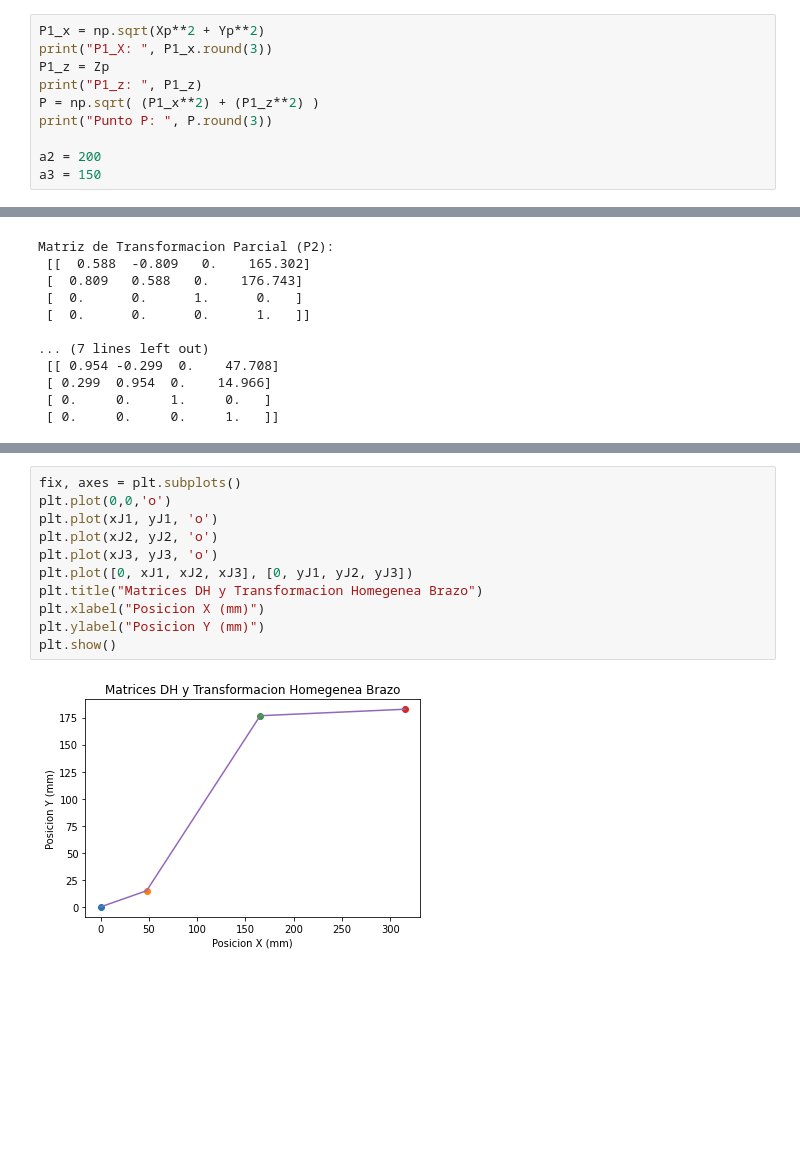
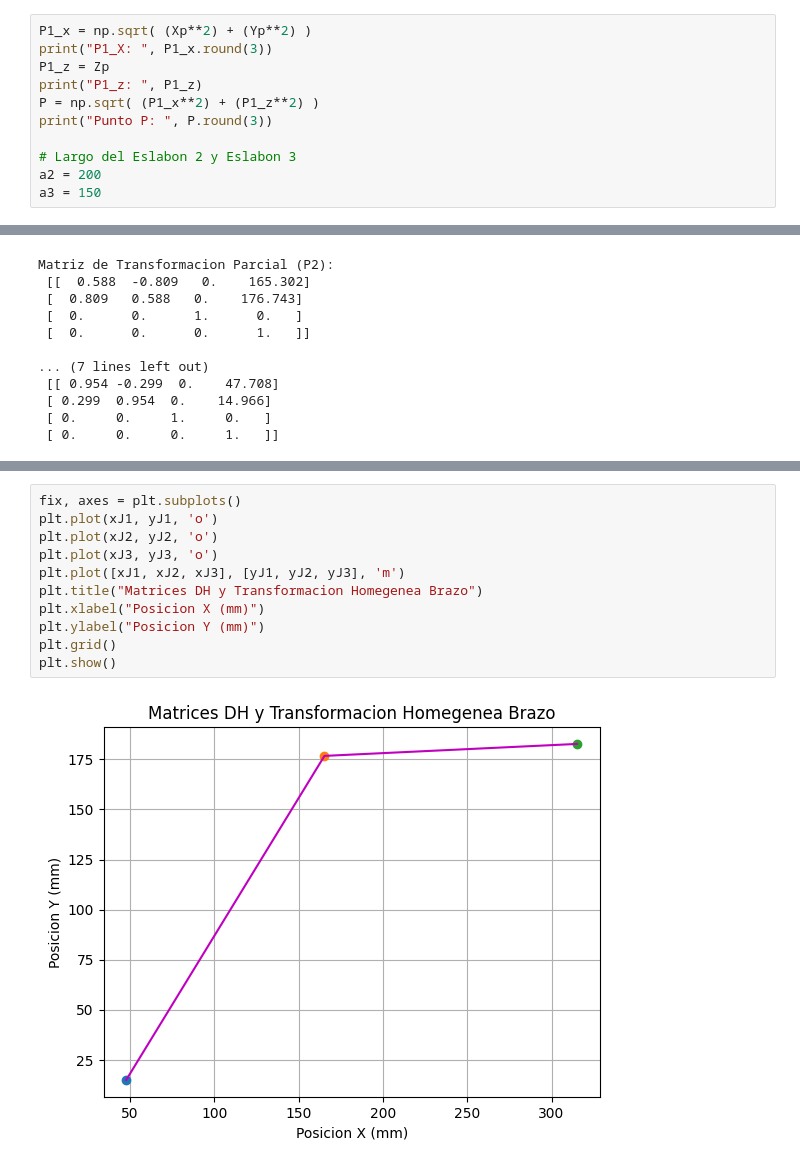
Before and after one commit to JuanjoRestrepo/Robotics, a Jupyter notebook: Corte 2/Cinematica Inversa/cinemativaInversa.ipynb, the cells around one changed output, grey strips where cells are left out. Saved outputs shown, nothing was run; the diff lists cells and outputs as text; blank space fills up the shorter version.

```diff
--- a/Corte 2/Cinematica Inversa/cinemativaInversa.ipynb
+++ b/Corte 2/Cinematica Inversa/cinemativaInversa.ipynb
@@ -24,11 +35,12 @@ Theta 1:  0.30398 rads
 # %%
-P1_x = np.sqrt(Xp**2 + Yp**2)
+P1_x = np.sqrt( (Xp**2) + (Yp**2) )
 print("P1_X: ", P1_x.round(3))
 P1_z = Zp
 print("P1_z: ", P1_z)
 P = np.sqrt( (P1_x**2) + (P1_z**2) )
 print("Punto P: ", P.round(3))
 
+# Largo del Eslabon 2 y Eslabon 3
 a2 = 200
 a3 = 150
 # %% [output]
@@ -355,13 +459,13 @@ yJ1: 47.708
 # %%
 fix, axes = plt.subplots()
-plt.plot(0,0,'o')
 plt.plot(xJ1, yJ1, 'o')
 plt.plot(xJ2, yJ2, 'o')
 plt.plot(xJ3, yJ3, 'o')
-plt.plot([0, xJ1, xJ2, xJ3], [0, yJ1, yJ2, yJ3])
+plt.plot([xJ1, xJ2, xJ3], [yJ1, yJ2, yJ3], 'm')
 plt.title("Matrices DH y Transformacion Homegenea Brazo")
 plt.xlabel("Posicion X (mm)")
 plt.ylabel("Posicion Y (mm)")
+plt.grid()
 plt.show()
 # %% [output]
-[figure, old version]
+[figure, new version]
```
Also changed, not shown: parts of 16 cells of this notebook.
